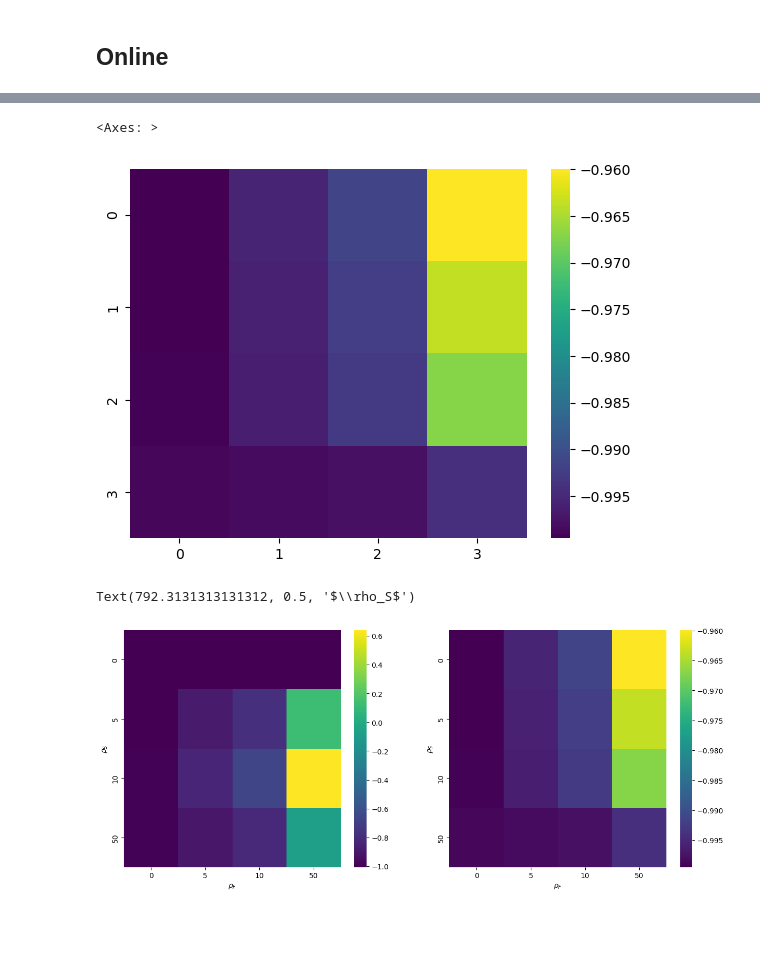
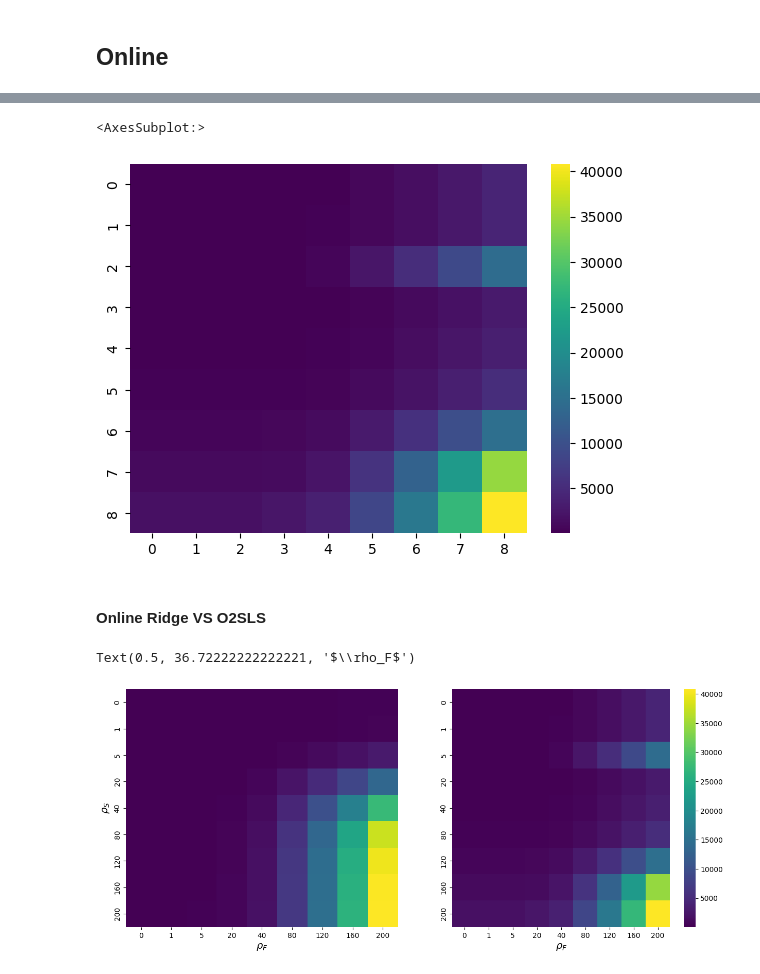
Before and after one commit to riccardodv/O2SLS-and-OFUL-IV, a Jupyter notebook: 2SLSOnline_RealData.ipynb, the cells around one changed output, grey strips where cells are left out. Saved outputs shown, nothing was run; the diff lists cells and outputs as text; code cells hidden in the pictures; blank space fills up the shorter version.

```diff
--- a/2SLSOnline_RealData.ipynb
+++ b/2SLSOnline_RealData.ipynb
@@ -681,7 +697,7 @@ type_onrec = [r"$\beta_t$", r"$R^2_t$", r"$regret$", r"Cumulative Regret"]
 # %%
 ## PARAMETERS
 np.random.seed(23)
-n_iters = 20
+n_iters = 30
 T = int(1e3)
 sigma_1, sigma_2 = 1, 1
 lamda, lamda_IV = 1e-1, 1e-1
@@ -692,8 +708,8 @@ lamda, lamda_IV = 1e-1, 1e-1
 # online_loss_oracle = np.zeros((n_iters, len(methods), T))
 # online_loss_identification = np.zeros((n_iters, len(methods), T))
 
-s=[0,5,10,50] #+[20*i for i in range(1,11,1)]
-f=[0,5,10,50] #+[20*i for i in range(1,11,1)]
+s=[0,1, 5,20] + [40*i for i in range(1,6,1)]
+f=[0,1, 5,20] + [40*i for i in range(1,6,1)]
 if len(s) == len(f):
     dim_s_f = len(s)
 else:
@@ -708,8 +724,8 @@ type_offrec = [r"$\beta_t$", r"$R^2_t$", r"$regret$"]
 ## MODEL
 # first stage
 e = np.random.binomial(1, 0.01, size=(n_iters, T,1))
-# Z = np.random.randn(n_iters,T,1)*5
-Z = np.random.randn(n_iters,T,1)
+Z = np.random.randn(n_iters,T,1)*5
+# Z = np.random.randn(n_iters,T,1)
 eps = sigma_1*np.random.randn(n_iters,T,1)
 Xmat = 5 + theta_star*Z + f*e + eps
 # second stage
@@ -726,5 +745,5 @@ y = Ymat
 # %%
-sp = LinearRegression()
+sp = Ridge(0.1)
 records_off = np.zeros((n_iters, len(type_offrec), dim_s_f, dim_s_f))
 
 for e in range(n_iters):
@@ -883,0 +1026,22 @@ std_records_on_iv = np.std(records_on_iv, axis=0)
+# %%
+def online_iv(e):
+    records_on_iv_iter = np.zeros((T, len(type_onrec), dim_s_f, dim_s_f))
+    stage1_iter = Ridge(lamda_IV)
+    stage2_iter = Ridge(lamda_IV)
+    for t in range(1,T,1):
+        for i in range(dim_s_f):
+            for j in range(dim_s_f):
+                stage1_iter, stage2_iter = off_2sls_ds(stage1_iter, stage2_iter, Z[e,:t,:], X[e,:t,i,j].reshape((-1,1)), y[e,:t,i,j].reshape((-1,1)))
+                records_on_iv_iter[t,0,i,j] = stage2_iter.coef_[0][0]
+                if t>1:
+                    records_on_iv_iter[t,1,i,j] = stage2_iter.score(X[e,:t,i,j].reshape((-1,1)), y[e,:t,i,j].reshape((-1,1)))
+                records_on_iv_iter[t,2,i,j] = np.abs(records_on_iv_iter[t,0,i,j]-beta_star)
+                records_on_iv_iter[t,3,i,j] = records_on_iv_iter[t-1,3,i,j] + (X[e,t,i,j]*(records_on_iv_iter[t,0,i,j]-beta_star))**2
+    return records_on_iv_iter
+
+n_jobs = 15 # Number of processes to use
+with Pool(n_jobs) as p: # number of processes to use
+    records_on_iv = np.array(p.map(online_iv, range(n_iters)))
+
+mean_records_on_iv = np.mean(records_on_iv, axis=0)
+std_records_on_iv = np.std(records_on_iv, axis=0)
@@ -884,19 +1060,24 @@ std_records_on_iv = np.std(records_on_iv, axis=0)
 # %%
 options = {"beta":0, "R2":1, "reg":2, "cumreg":3}
-choose_key = "beta"
+choose_key = "cumreg"
 
 sns.heatmap(mean_records_on_iv[-1, options[choose_key],:,:], cmap="viridis")
 # mean_records_on_iv[-1, options[choose_key],:,:].round(5)
 # %% [output]
-<Axes: >
+<AxesSubplot:>
-[figure, old version]
+[figure, new version]
+# %% [markdown]
+#### Online Ridge VS O2SLS
 # %%
+options = {"beta":0, "R2":1, "reg":2, "cumreg":3}
+choose_key = "cumreg"
+
 # Set the size of the figure
 fig, ax = plt.subplots(1, 2, figsize=(15, 6))
 
 # Plot the heatmaps on the subplots with the same color scale
 sns.heatmap(mean_records_on[-1,options[choose_key],:,:], cmap="viridis", ax=ax[0],
-            xticklabels=list(f.flatten()) , yticklabels=list(s.flatten()))
+            xticklabels=list(f.flatten()) , yticklabels=list(s.flatten()), cbar=False)
 sns.heatmap(mean_records_on_iv[-1, options[choose_key],:,:], cmap="viridis", ax=ax[1],
             xticklabels=list(f.flatten()) , yticklabels=list(s.flatten()))
 
@@ -904,13 +1085,13 @@ sns.heatmap(mean_records_on_iv[-1, options[choose_key],:,:], cmap="viridis", ax=
 ax[0].set_xlabel(r"$\rho_F$")
 ax[0].set_ylabel(r"$\rho_S$")
 ax[1].set_xlabel(r"$\rho_F$")
-ax[1].set_ylabel(r"$\rho_S$")
+# ax[1].set_ylabel(r"$\rho_S$")
 
 # Display the plot
 # plt.savefig("./online_ols_suppdem1.pdf", format='pdf')
 # %% [output]
-Text(792.3131313131312, 0.5, '$\\rho_S$')
+Text(0.5, 36.72222222222221, '$\\rho_F$')
-[figure, old version]
+[figure, new version]
 # %%
 # Calculate the minimum and maximum values for the color scale
 min_val = min(mean_records_on[-1,options[choose_key],:,:].min(), mean_records_on_iv[-1, options[choose_key],:,:].min())
```
Also changed, not shown: parts of 31 cells of this notebook, 2 other files.
